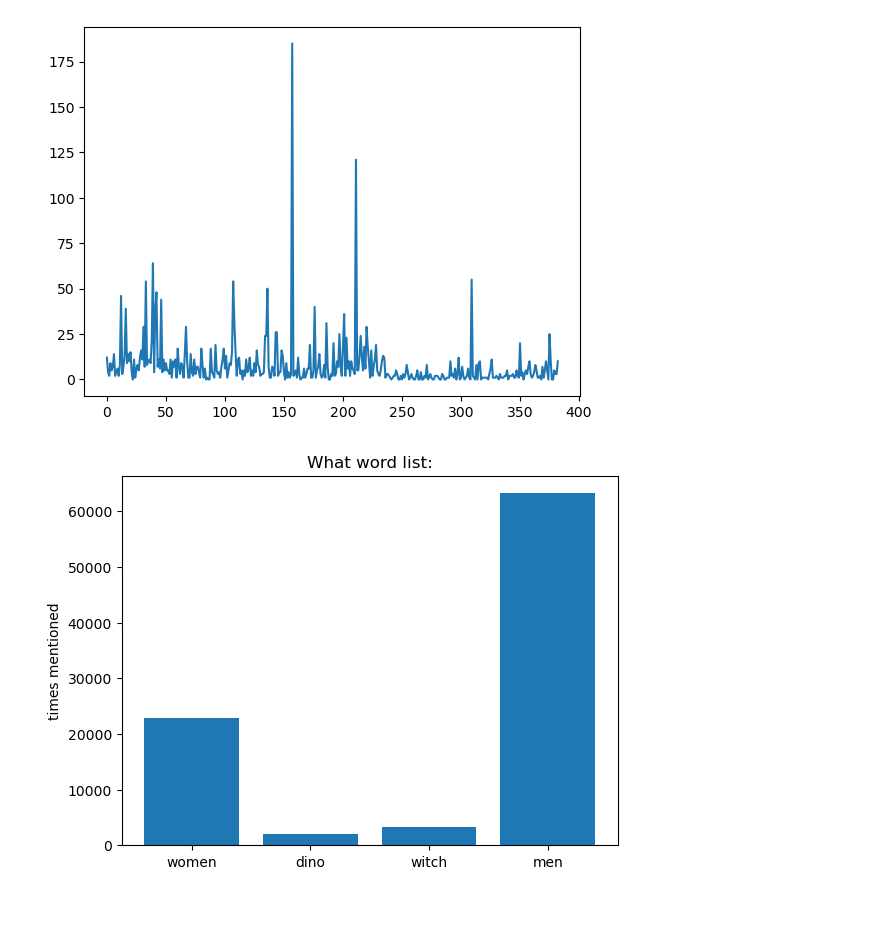
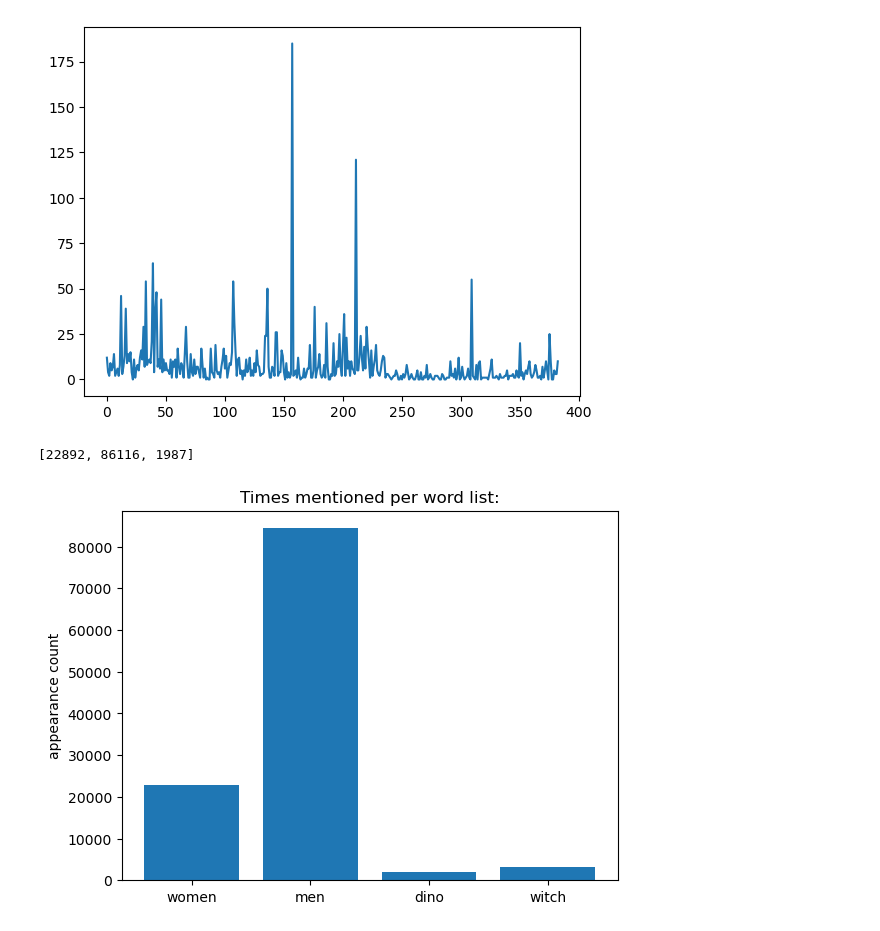
Before and after one commit to epfl-ada/ada-2025-project-data_dinosaur, a Jupyter notebook: load_csv.ipynb, the cells around one changed output. Drawn from its saved outputs; the diff is of its cells as text; code cells hidden in the pictures.

Commit message:
cleaner graph

```diff
--- a/load_csv.ipynb
+++ b/load_csv.ipynb
@@ -172,14 +232,30 @@ plt.plot(all_counts)
 [<matplotlib.lines.Line2D at 0x...>]
 [figure]
 # %%
-#plot the counts for all the data
+#plot the counts of the wordlist for all the data together as a boxplot
+coutdict = {
+  "women": "women|girl|mother|wife",
+  "men": "men|boy|father|husband",
+  "dino": "dino|rex",
+  "witch": "witch|enchantress",
+  "onlywomen": "women"
+}
+
+counts = do_counts(df['caption'].copy(), coutdict)
+
+
+
 fig, ax = plt.subplots()
 
-words = ['women',  'dino', 'witch', 'men']#think about substracting women from men!!!!
-ax.bar(words, counts)
-ax.set_ylabel('times mentioned')
-ax.set_title('What word list:')
+words = ['women',  'men', 'dino', 'witch'] #think about substracting women from men!!!!
+
+print(counts[:3])
+counts[1] = counts[1]- counts[4]
+ax.bar(words, counts[:4])
+ax.set_ylabel('appearance count')
+ax.set_title('Times mentioned per word list:')
 
 plt.show()
 # %% [output]
+[22892, 86116, 1987]
-[figure, old version]
+[figure, new version]
```
Also changed, not shown: parts of 4 cells of this notebook.
